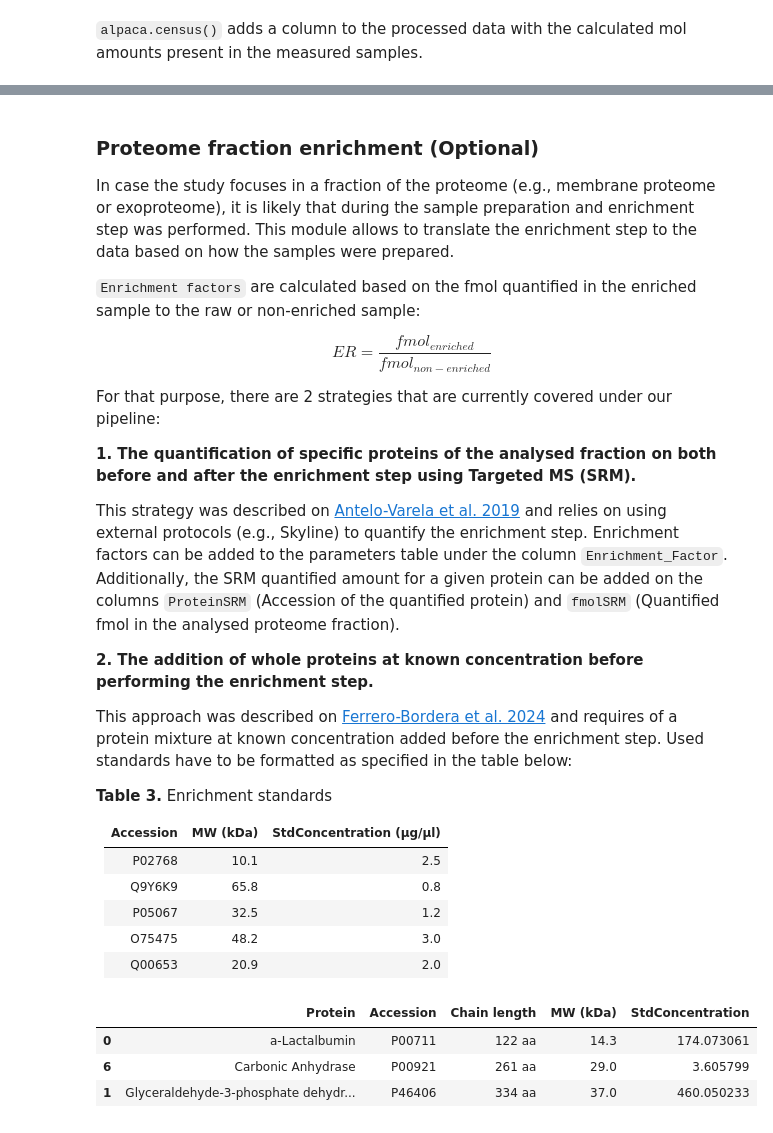
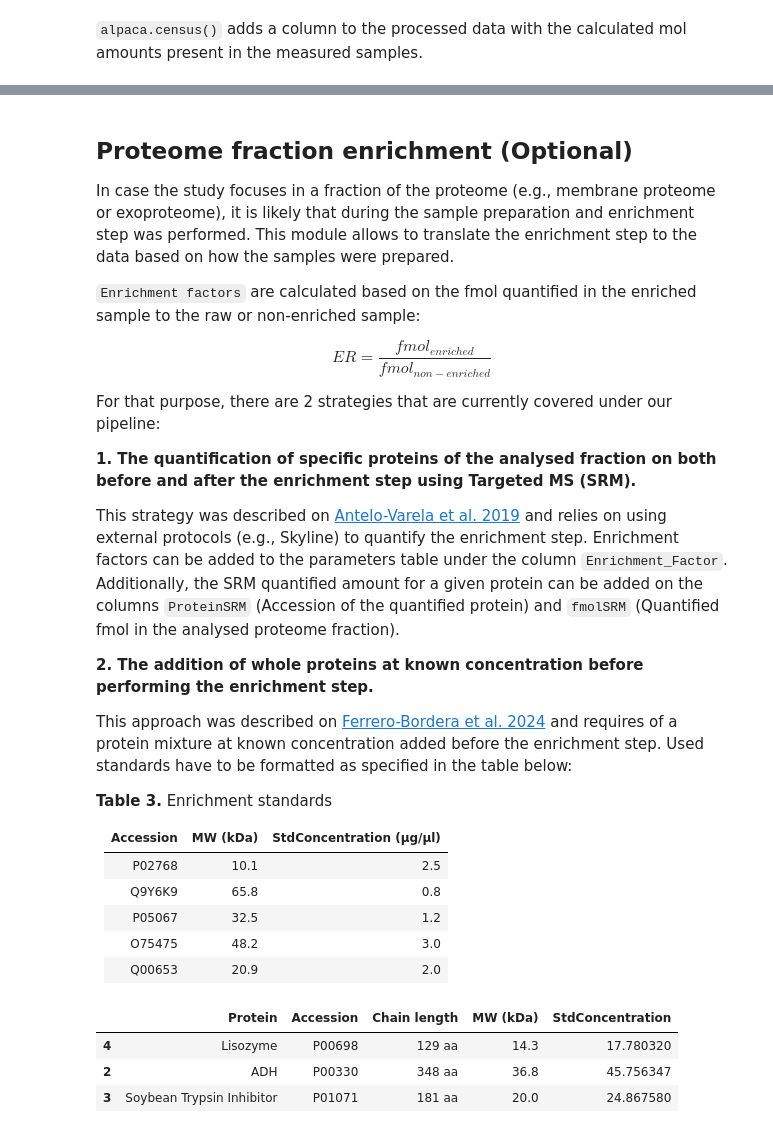
Before and after one commit to borfebor/alpaca_proteomics, a Jupyter notebook: Tutorial/Tutorial.ipynb, the cells around one changed output, grey strips where cells are left out. Cells and saved outputs as stored; diff of their text form; code cells hidden in the pictures.

```diff
--- a/Tutorial/Tutorial.ipynb
+++ b/Tutorial/Tutorial.ipynb
@@ -95,5 +141,5 @@ Experimental details (in our example `params.txt`) can be added as txt, csv or x
 # %% [markdown]
-### Proteome fraction enrichment (Optional)
+## Proteome fraction enrichment (Optional)
 
 In case the study focuses in a fraction of the proteome (e.g., membrane proteome or exoproteome), it is likely that during the sample preparation and enrichment step was performed. This module allows to translate the enrichment step to the data based on how the samples were prepared.
 
@@ -123,11 +169,13 @@ This approach was described on [Ferrero-Bordera et al. 2024](https://doi.org/10.
 | O75475    |     48.2 |                     3.0  |
 | Q00653    |     20.9 |                     2.0  |
 # %%
-enrichment = alpaca.eats('enrichment_std.xlsx').rename(columns={'Mix concentration (µg/µl)':'StdConcentration'})
-enrichment.sample(3)
+# Enrichment Standard importation
+
+enrichment_std = pd.read_excel('enrichment_std.xlsx')
+enrichment_std.sample(3)
 # %% [output]
 |  | Protein | Accession | Chain length | MW (kDa) | StdConcentration |
-| 0 | a-Lactalbumin | P00711 | 122 aa | 14.3 | 174.073061 |
-| 6 | Carbonic Anhydrase | P00921 | 261 aa | 29.0 | 3.605799 |
-| 1 | Glyceraldehyde-3-phosphate dehydr... | P46406 | 334 aa | 37.0 | 460.050233 |
+| 4 | Lisozyme | P00698 | 129 aa | 14.3 | 17.780320 |
+| 2 | ADH | P00330 | 348 aa | 36.8 | 45.756347 |
+| 3 | Soybean Trypsin Inhibitor | P01071 | 181 aa | 20.0 | 24.867580 |
 # %%
```
Also changed, not shown: parts of 20 cells of this notebook, 3 other files.
